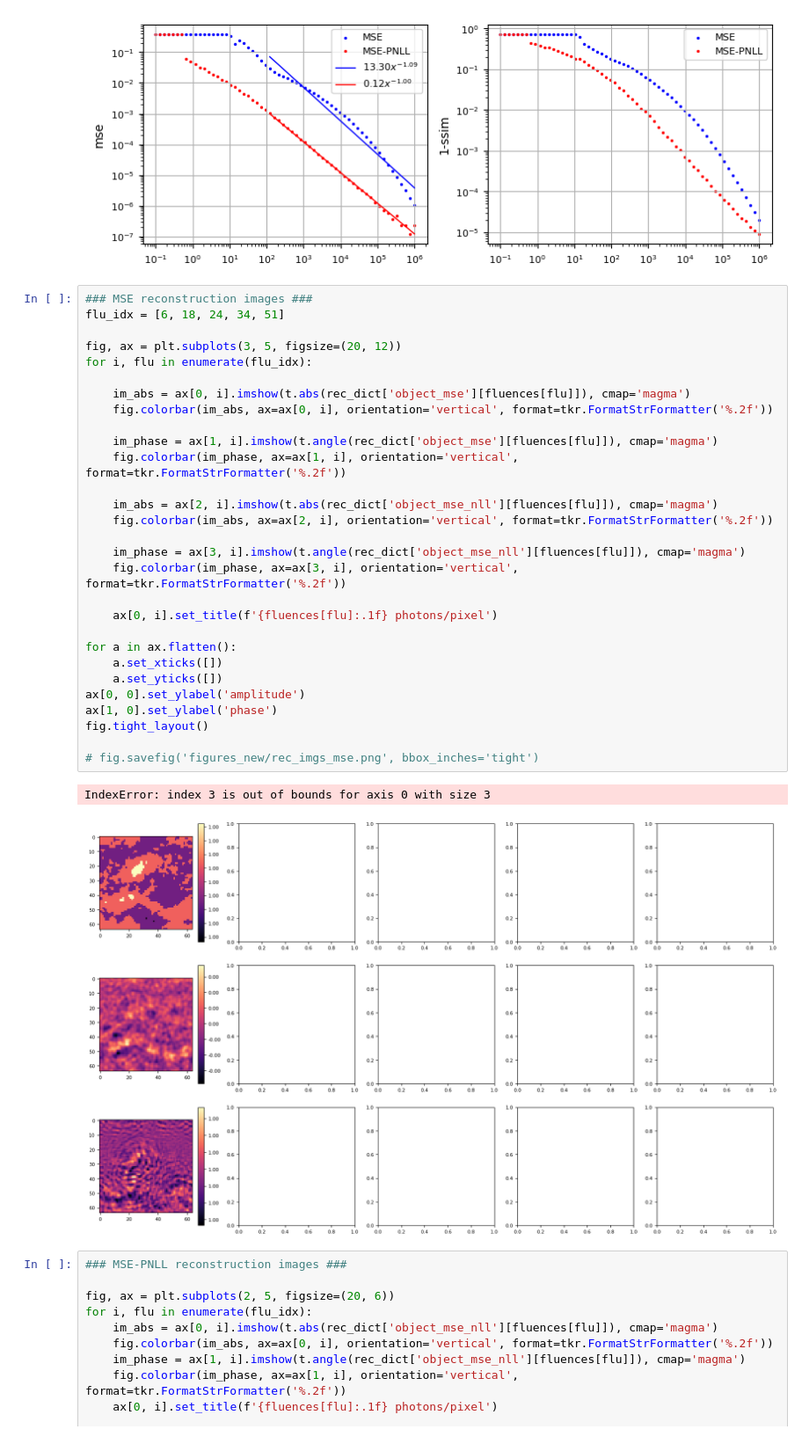
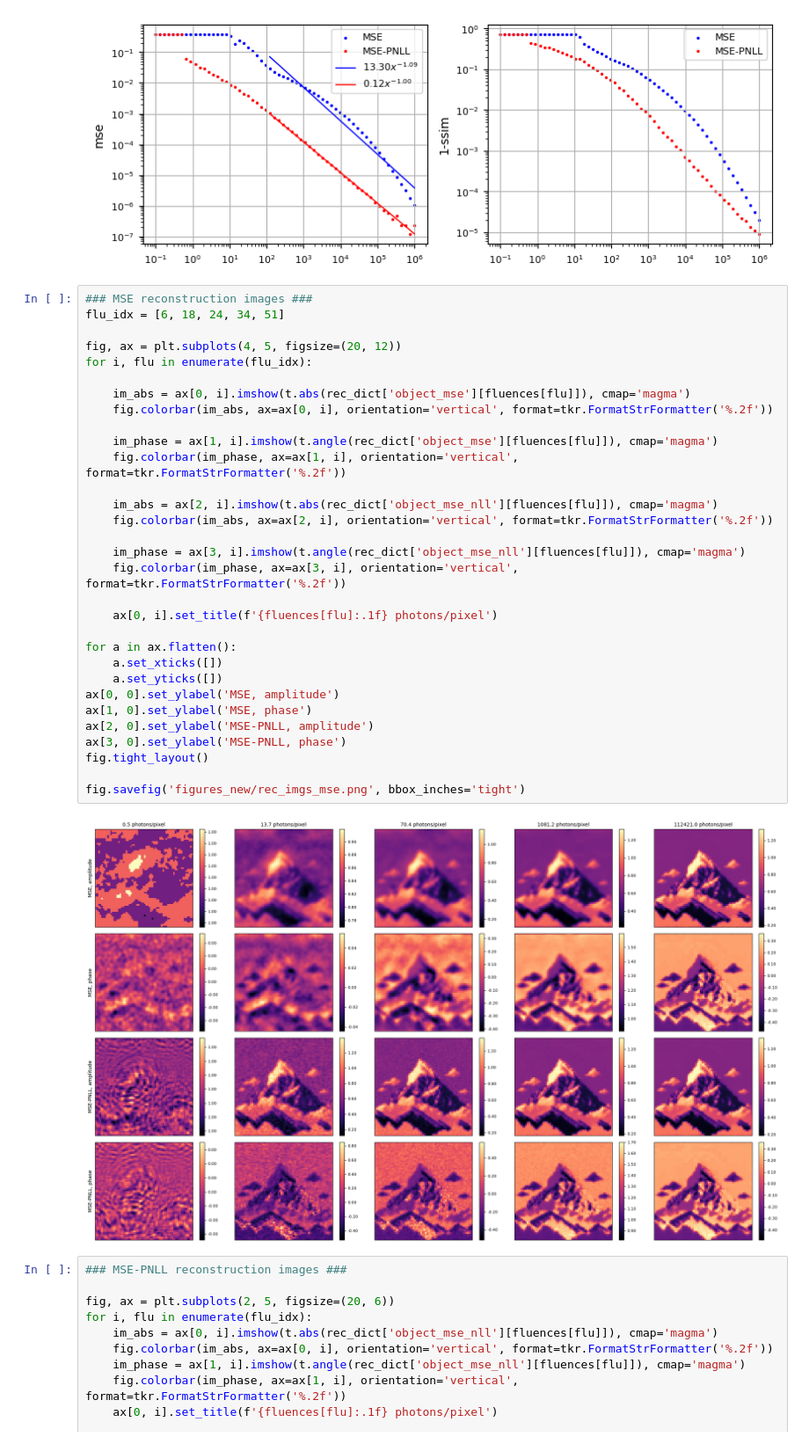
Before and after one commit to raphassaraf/Signal-and-noise-in-ptychographic-imaging, a Jupyter notebook: analysis_final.ipynb, the cells around one changed output. Shown at 88% size. Cells and saved outputs as stored; diff of their text form.

```diff
--- a/analysis_final.ipynb
+++ b/analysis_final.ipynb
@@ -174,35 +174,36 @@ f.tight_layout()
 # %%
 ### MSE reconstruction images ###
 flu_idx = [6, 18, 24, 34, 51]
 
-fig, ax = plt.subplots(3, 5, figsize=(20, 12))
+fig, ax = plt.subplots(4, 5, figsize=(20, 12))
 for i, flu in enumerate(flu_idx):
 
     im_abs = ax[0, i].imshow(t.abs(rec_dict['object_mse'][fluences[flu]]), cmap='magma')
     fig.colorbar(im_abs, ax=ax[0, i], orientation='vertical', format=tkr.FormatStrFormatter('%.2f'))
 
     im_phase = ax[1, i].imshow(t.angle(rec_dict['object_mse'][fluences[flu]]), cmap='magma')
     fig.colorbar(im_phase, ax=ax[1, i], orientation='vertical', format=tkr.FormatStrFormatter('%.2f'))
 
     im_abs = ax[2, i].imshow(t.abs(rec_dict['object_mse_nll'][fluences[flu]]), cmap='magma')
     fig.colorbar(im_abs, ax=ax[2, i], orientation='vertical', format=tkr.FormatStrFormatter('%.2f'))
 
     im_phase = ax[3, i].imshow(t.angle(rec_dict['object_mse_nll'][fluences[flu]]), cmap='magma')
     fig.colorbar(im_phase, ax=ax[3, i], orientation='vertical', format=tkr.FormatStrFormatter('%.2f'))
 
     ax[0, i].set_title(f'{fluences[flu]:.1f} photons/pixel')
 
 for a in ax.flatten():
     a.set_xticks([])
     a.set_yticks([])
-ax[0, 0].set_ylabel('amplitude')
-ax[1, 0].set_ylabel('phase')
+ax[0, 0].set_ylabel('MSE, amplitude')
+ax[1, 0].set_ylabel('MSE, phase')
+ax[2, 0].set_ylabel('MSE-PNLL, amplitude')
+ax[3, 0].set_ylabel('MSE-PNLL, phase')
 fig.tight_layout()
 
-# fig.savefig('figures_new/rec_imgs_mse.png', bbox_inches='tight')
+fig.savefig('figures_new/rec_imgs_mse.png', bbox_inches='tight')
 # %% [output]
-IndexError: index 3 is out of bounds for axis 0 with size 3
-[figure, old version]
+[figure, new version]
 # %%
 ### MSE-PNLL reconstruction images ###
 
```
Also changed, not shown: parts of 3 cells of this notebook, 13 other files.
